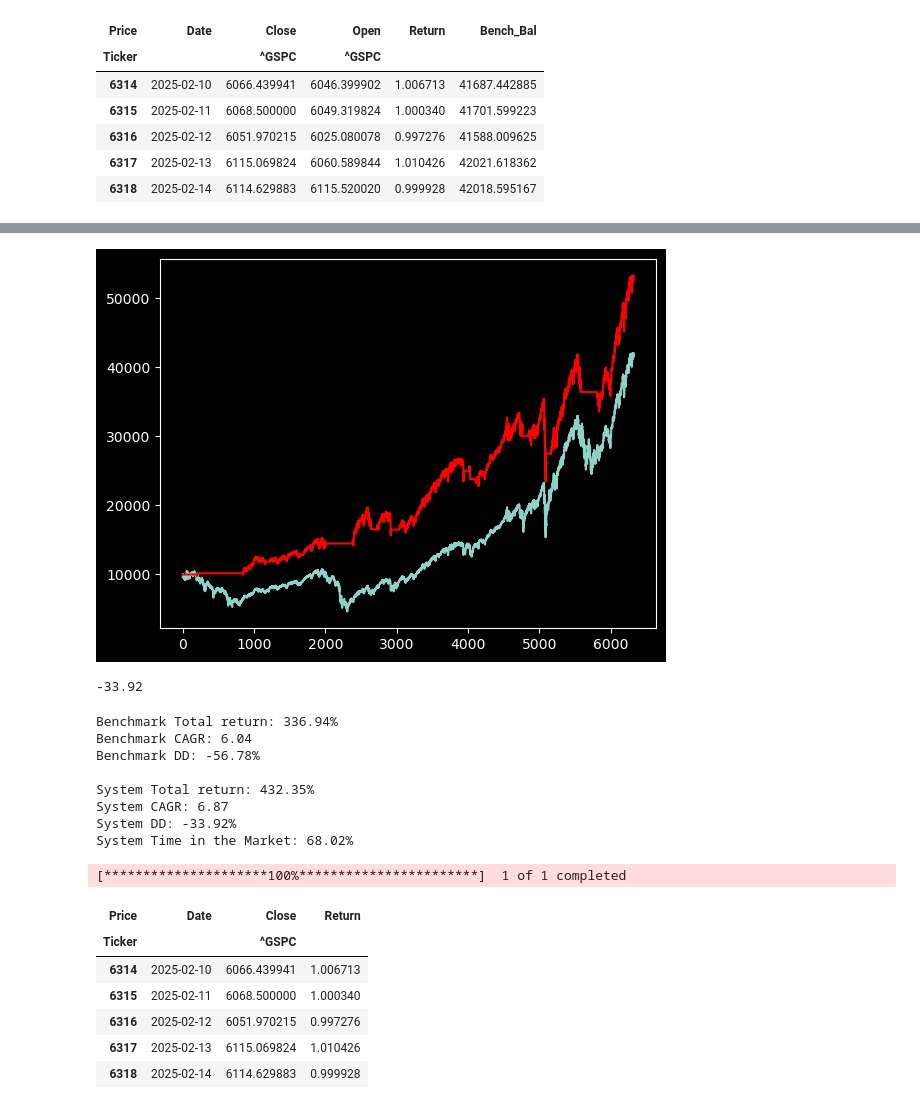
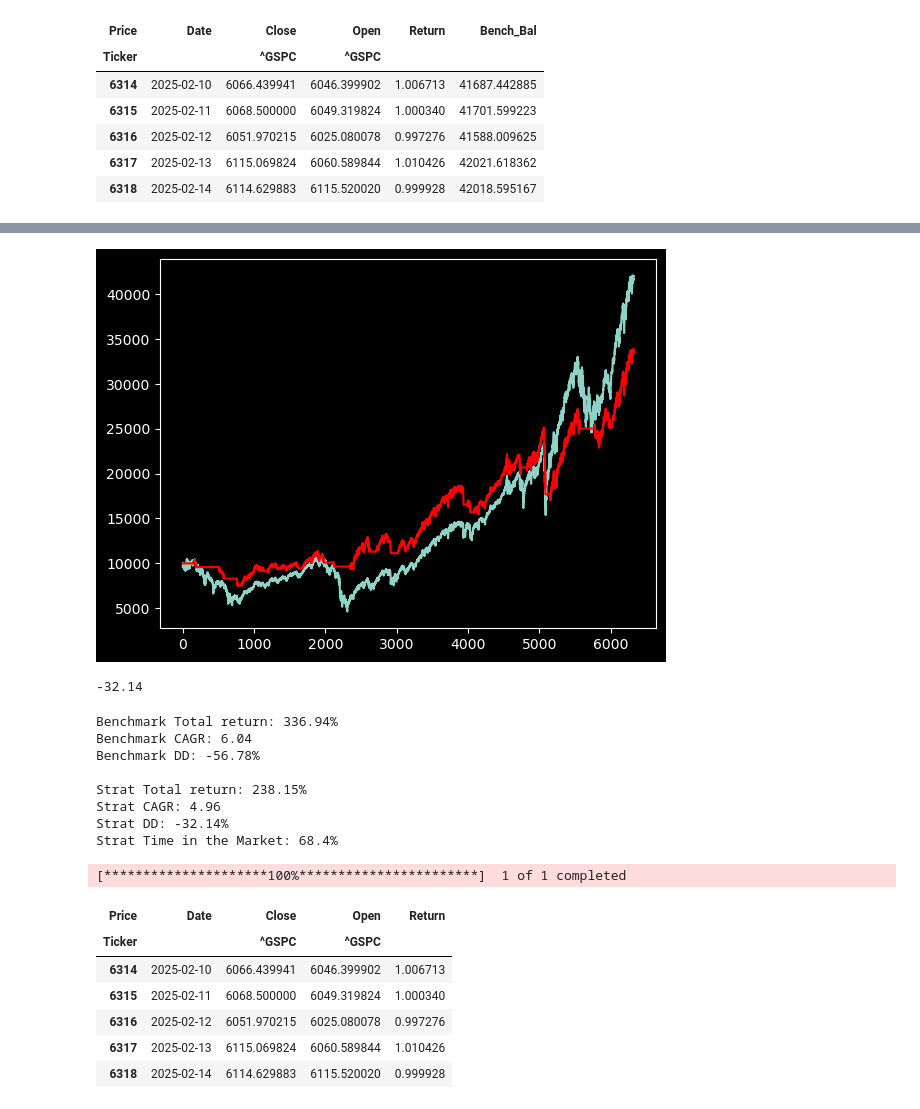
Before and after one commit to rng5730/SMA-Crossover-Strat, a Jupyter notebook: moving_avg_crossover.ipynb, the cells around one changed output, grey strips where cells are left out. Saved outputs shown, nothing was run; the diff lists cells and outputs as text; code cells hidden in the pictures.

```diff
--- a/moving_avg_crossover.ipynb
+++ b/moving_avg_crossover.ipynb
@@ -9,8 +18,8 @@ import matplotlib.pyplot as plt
 import seaborn as sns
 # %%
 #define variables
-FAST_MA = 50
-SLOW_MA = 200
+FAST_MA = 25
+SLOW_MA = 150
 STARTING_BALANCE = 10000
 # %%
 #define time period
@@ -126,8 +137,8 @@ price.head()
 # %%
-#calculate system balance
-price['Sys_Ret'] = np.where(price.Long.shift(1) == True, price.Return, 1)
+#calculate strategy balance
+price['Strat_Ret'] = np.where(price.Long.shift(1) == True, price.Return, 1)
 
-price.head(202)
+price.head(830)
 # %% [output]
 | Price | Date | Close | Open | Return | Bench_Bal | Bench_Peak | Bench_DD | Fast_MA | Slow_MA | Long | ... |
 | Ticker |  | ^GSPC | ^GSPC |  |  |  |  |  |  |  | ... |
@@ -146,8 +157,8 @@ price.head(202)
 # %%
-#calculate system balance
-price['Sys_Bal'] = STARTING_BALANCE * price.Sys_Ret.cumprod()
+#calculate strategy balance
+price['Strat_Bal'] = STARTING_BALANCE * price.Strat_Ret.cumprod()
 
-price.tail()
+price.head()
 # %% [output]
 | Price | Date | Close | Open | Return | Bench_Bal | Bench_Peak | Bench_DD | Fast_MA | Slow_MA | Long | ... |
 | Ticker |  | ^GSPC | ^GSPC |  |  |  |  |  |  |  | ... |
@@ -159,66 +170,63 @@ price.tail()
 # %%
 plt.plot(price.Bench_Bal)
-plt.plot(price.Sys_Bal, color="red")
+plt.plot(price.Strat_Bal, color="red")
 
 plt.show()
 # %% [output]
-[figure, old version]
+[figure, new version]
 # %%
 #calculate drawdown
-price['Sys_Peak'] = price.Sys_Bal.cummax()
+price['Strat_Peak'] = price.Strat_Bal.cummax()
 
-price['Sys_DD'] = price.Sys_Bal - price.Sys_Peak
+price['Strat_DD'] = price.Strat_Bal - price.Strat_Peak
 
-sys_dd = round((((price.Sys_DD / price.Sys_Peak).min()) * 100), 2)
+strat_dd = round((((price.Strat_DD / price.Strat_Peak).min()) * 100), 2)
 
-print(sys_dd)
+print(strat_dd)
 # %% [output]
--33.92
+-32.14
 # %%
 #calculate metrics
 bench_return = round(((price.Bench_Bal.iloc[-1]/price.Bench_Bal.iloc[1]) - 1) * 100, 2)
 bench_cagr = round(((((price.Bench_Bal.iloc[-1]/price.Bench_Bal.iloc[1])**(1/YEARS))-1)*100), 2)
-sys_return = round(((price.Sys_Bal.iloc[-1]/price.Sys_Bal.iloc[0]) - 1) * 100, 2)
-sys_cagr = round(((((price.Sys_Bal.iloc[-1]/price.Sys_Bal.iloc[0])**(1/YEARS))-1)*100), 2)
-sys_tim = round((price.Long.sum() / price.shape[0]) * 100, 2)
+strat_return = round(((price.Strat_Bal.iloc[-1]/price.Strat_Bal.iloc[0]) - 1) * 100, 2)
+strat_cagr = round(((((price.Strat_Bal.iloc[-1]/price.Strat_Bal.iloc[0])**(1/YEARS))-1)*100), 2)
+strat_tim = round((price.Long.sum() / price.shape[0]) * 100, 2)
 
 print(f'Benchmark Total return: {bench_return}%')
 print(f'Benchmark CAGR: {bench_cagr}')
 print(f'Benchmark DD: {bench_dd}%')
 print('')
-print(f'System Total return: {sys_return}%')
-print(f'System CAGR: {sys_cagr}')
-print(f'System DD: {sys_dd}%')
-print(f'System Time in the Market: {sys_tim}%')
+print(f'Strat Total return: {strat_return}%')
+print(f'Strat CAGR: {strat_cagr}')
+print(f'Strat DD: {strat_dd}%')
+print(f'Strat Time in the Market: {strat_tim}%')
 # %% [output]
 Benchmark Total return: 336.94%
 Benchmark CAGR: 6.04
 Benchmark DD: -56.78%
 
-System Total return: 432.35%
-System CAGR: 6.87
-System DD: -33.92%
-System Time in the Market: 68.02%
+Strat Total return: 238.15%
+Strat CAGR: 4.96
+Strat DD: -32.14%
+Strat Time in the Market: 68.4%
 # %%
-#load data into a pandas dataframe
+# Initialize variables once again for backtest
 price = yf.download(ticker, start=START, end=END)
+price = price.drop(['High', 'Low', 'Volume'], axis=1).reset_index()
 
-# Drop redundant columns and reset index
-price = price[['Close']].reset_index()
-
-#calculate daily return
+# Daily return
 price['Return'] = price.Close / price.Close.shift(1)
 
-# Test if data is correctly loaded
 price.tail()
 # %% [output]
 [*********************100%***********************]  1 of 1 completed
-| Price | Date | Close | Return |
-| Ticker |  | ^GSPC |  |
-| 6314 | 2025-02-10 | 6066.439941 | 1.006713 |
-| 6315 | 2025-02-11 | 6068.500000 | 1.000340 |
-| 6316 | 2025-02-12 | 6051.970215 | 0.997276 |
-| 6317 | 2025-02-13 | 6115.069824 | 1.010426 |
-| 6318 | 2025-02-14 | 6114.629883 | 0.999928 |
+| Price | Date | Close | Open | Return |
+| Ticker |  | ^GSPC | ^GSPC |  |
+| 6314 | 2025-02-10 | 6066.439941 | 6046.399902 | 1.006713 |
+| 6315 | 2025-02-11 | 6068.500000 | 6049.319824 | 1.000340 |
+| 6316 | 2025-02-12 | 6051.970215 | 6025.080078 | 0.997276 |
+| 6317 | 2025-02-13 | 6115.069824 | 6060.589844 | 1.010426 |
+| 6318 | 2025-02-14 | 6114.629883 | 6115.520020 | 0.999928 |
 # %%
 # Function to perform backtesting
```
Also changed, not shown: parts of 16 cells of this notebook.
